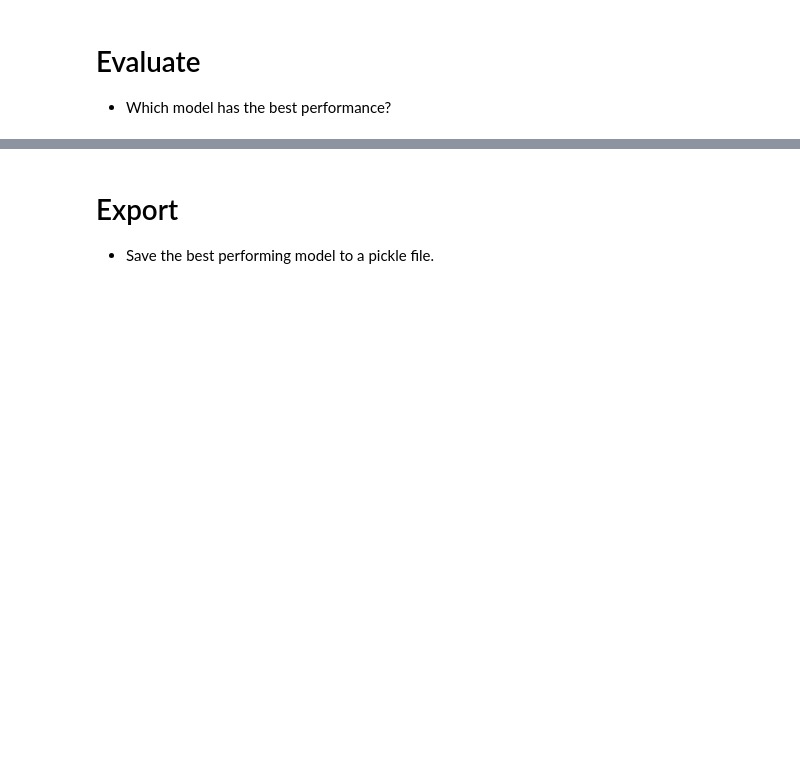
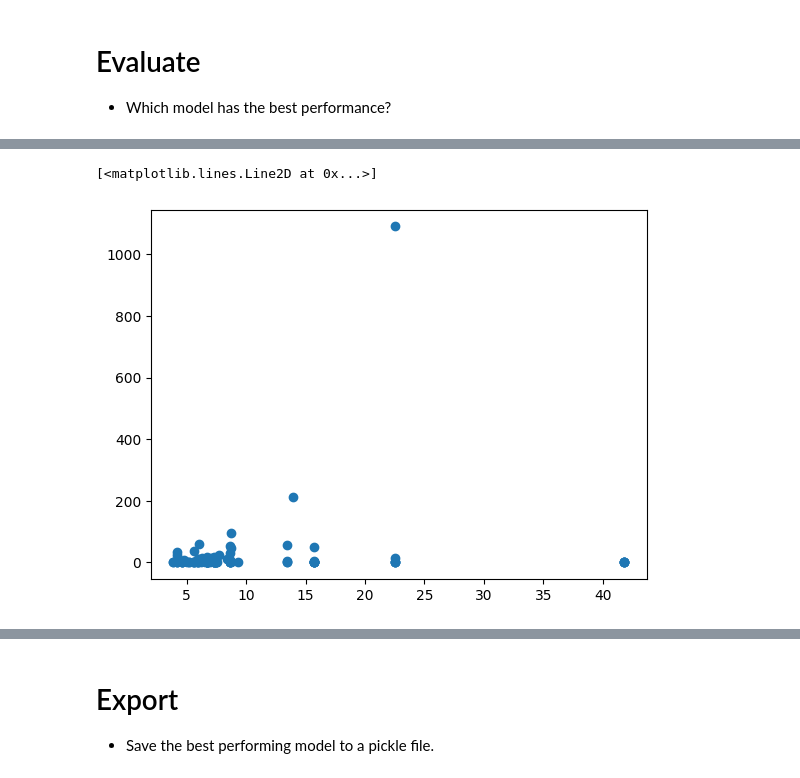
Before and after one commit to Shiraz-Latif/scaling_to_production, a Jupyter notebook: 02_activities/assignments/assignment_3.ipynb, the cells around one changed output, grey strips where cells are left out. Drawn from its saved outputs; the diff is of its cells as text; code cells hidden in the pictures; blank space fills up the shorter version.

```diff
--- a/02_activities/assignments/assignment_3.ipynb
+++ b/02_activities/assignments/assignment_3.ipynb
@@ -475,20 +471,15 @@ scoring_d = scoring_c
 refit_d = refit_c
 # %%
 from sklearn.model_selection import GridSearchCV
-# import warnings
-# warnings.filterwarnings("ignore", category=FutureWarning)
-# warnings.filterwarnings("ignore", category=UserWarning)
 
 grid_cv_a = GridSearchCV(
     estimator  = pipeline_a,
     param_grid = param_grid_a,
     scoring    = scoring_a,
     cv         = 5,
-    refit = refit_a,
-    return_train_score=True)
+    refit = refit_a)
 
 grid_cv_a
-#grid_cv_A.fit(X_train , Y_train)
 # %% [output]
 GridSearchCV(cv=5,
              estimator=Pipeline(steps=[('preprocessing',
@@ -555,9 +550,7 @@ GridSearchCV(cv=5,
 grid_cv_c = GridSearchCV(
     estimator  = pipeline_c,
     param_grid = param_grid_c,
-    scoring    = scoring_c,
     cv         = 5,
-    refit = refit_c,
     return_train_score=True)
 # %%
 grid_cv_c.fit(X_train , Y_train)
@@ -582,9 +577,7 @@ GridSearchCV(cv=5,
 grid_cv_d = GridSearchCV(
     estimator  = pipeline_d,
     param_grid = param_grid_d,
-    scoring    = scoring_d,
     cv         = 5,
-    refit = refit_d,
     return_train_score=True)
 
 grid_cv_d.fit(X_train , Y_train)
@@ -681,0 +643,2 @@ According to the results obtained above, model-A performs the best among others.
+# %%
+grid_cv_d.best_estimator_.fit(X_train, Y_train)
@@ -681,0 +659,9 @@ According to the results obtained above, model-A performs the best among others.
+# %%
+import matplotlib.pyplot as plt
+predicted_values = grid_cv_d.best_estimator_.predict(X_test)
+actual_values = Y_test
+plotData = pd.DataFrame({'Actual': actual_values, 'Predicted': predicted_values})
+plt.plot(predicted_values, actual_values, 'o')
+# %% [output]
+[<matplotlib.lines.Line2D at 0x...>]
+[figure, added]
```
Also changed, not shown: parts of 44 cells of this notebook.
